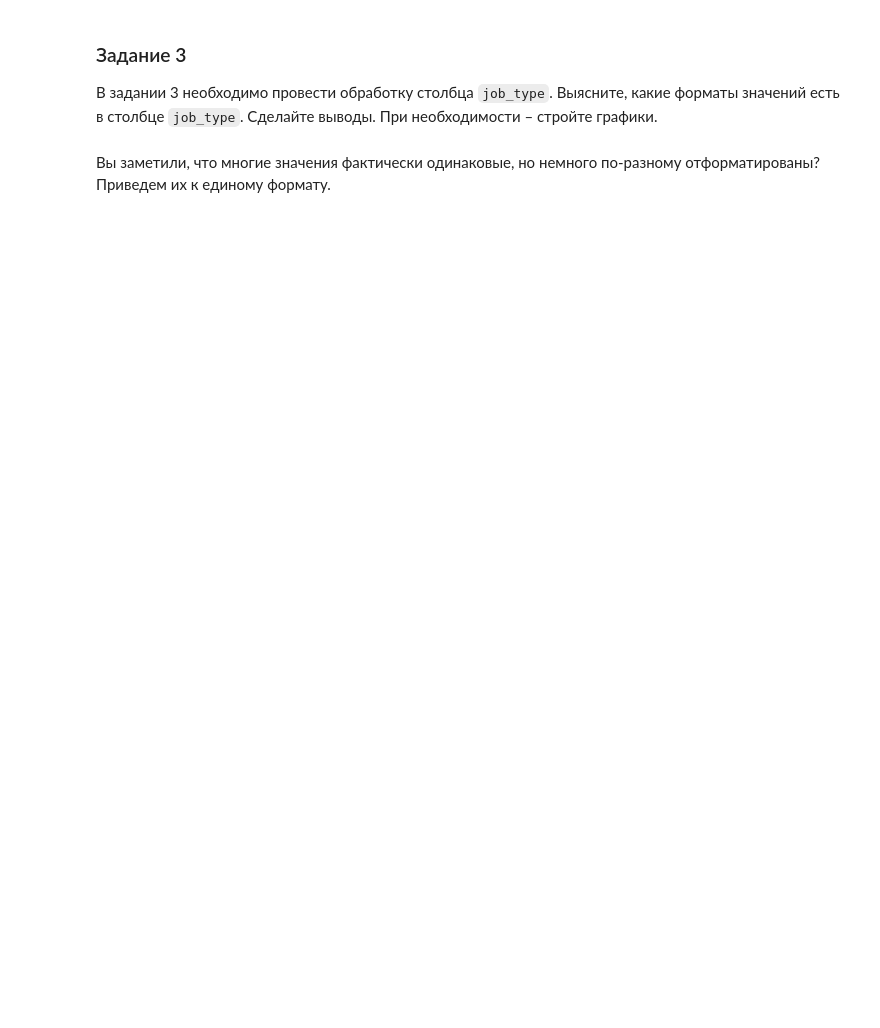
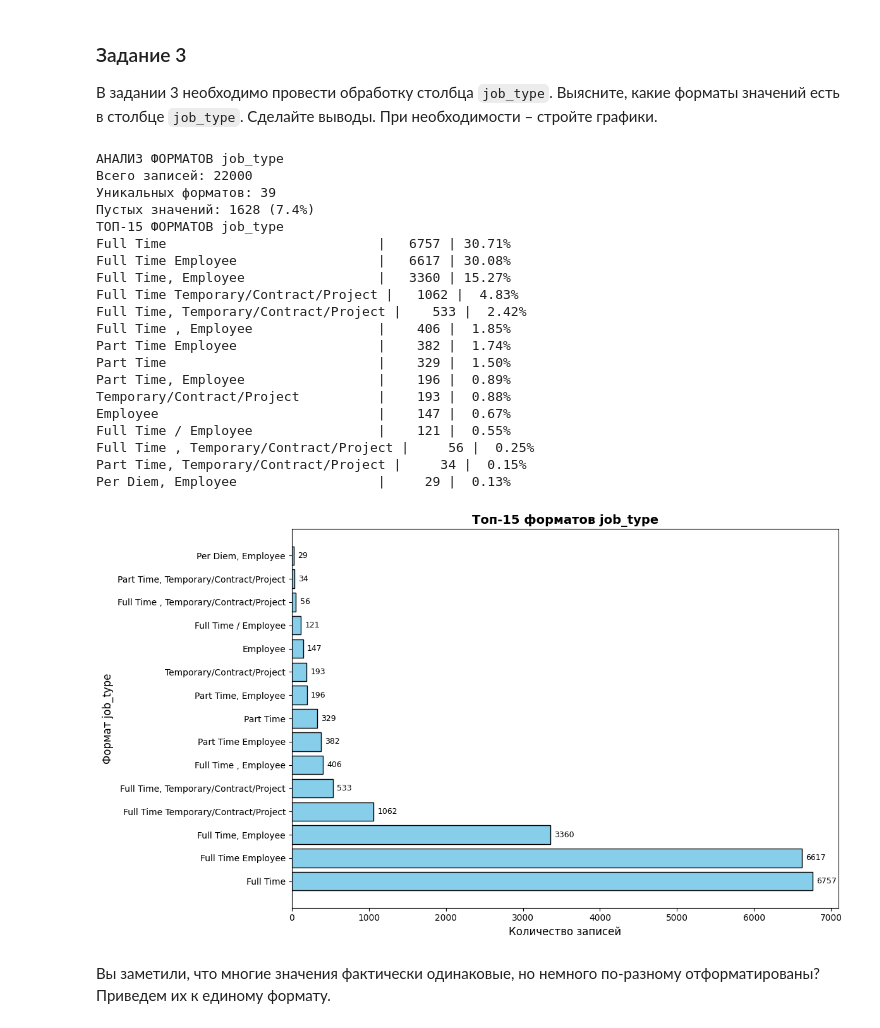
Before and after one commit to SvetaTrusova/LR2_Data_visualisation, a Jupyter notebook: labs/ЛР3_Обеспечение_качества_данных.ipynb, the cells around one changed output. Saved outputs shown, nothing was run; the diff lists cells and outputs as text; code cells hidden in the pictures; blank space fills up the shorter version.

```diff
--- a/labs/ЛР3_Обеспечение_качества_данных.ipynb
+++ b/labs/ЛР3_Обеспечение_качества_данных.ipynb
@@ -758,2 +1036,51 @@ print(f"Индекс: {df['zip_final'].notna().sum()} строк")
+# %%
+print("АНАЛИЗ ФОРМАТОВ job_type")
+
+print(f"Всего записей: {len(df)}")
+print(f"Уникальных форматов: {df['job_type'].nunique()}")
+print(f"Пустых значений: {df['job_type'].isna().sum()} ({df['job_type'].isna().sum()/len(df)*100:.1f}%)")
+
+print("ТОП-15 ФОРМАТОВ job_type")
+
+top_formats = df['job_type'].value_counts().head(15)
+for fmt, cnt in top_formats.items():
+    print(f"{fmt:35} | {cnt:6} | {cnt/len(df)*100:5.2f}%")
+
+# Визуализация
+plt.figure(figsize=(12, 7))
+bars = plt.barh(range(len(top_formats)), top_formats.values, color='skyblue', edgecolor='black')
+plt.yticks(range(len(top_formats)), top_formats.index)
+plt.xlabel('Количество записей', fontsize=12)
+plt.ylabel('Формат job_type', fontsize=12)
+plt.title('Топ-15 форматов job_type', fontsize=14, fontweight='bold')
+
+# Добавляем подписи на столбцах
+for i, (fmt, cnt) in enumerate(top_formats.items()):
+    plt.text(cnt + 50, i, str(cnt), va='center', fontsize=9)
+
+plt.tight_layout()
+plt.show()
+# %% [output]
+АНАЛИЗ ФОРМАТОВ job_type
+Всего записей: 22000
+Уникальных форматов: 39
+Пустых значений: 1628 (7.4%)
+ТОП-15 ФОРМАТОВ job_type
+Full Time                           |   6757 | 30.71%
+Full Time Employee                  |   6617 | 30.08%
+Full Time, Employee                 |   3360 | 15.27%
+Full Time Temporary/Contract/Project |   1062 |  4.83%
+Full Time, Temporary/Contract/Project |    533 |  2.42%
+Full Time , Employee                |    406 |  1.85%
+Part Time Employee                  |    382 |  1.74%
+Part Time                           |    329 |  1.50%
+Part Time, Employee                 |    196 |  0.89%
+Temporary/Contract/Project          |    193 |  0.88%
+Employee                            |    147 |  0.67%
+Full Time / Employee                |    121 |  0.55%
+Full Time , Temporary/Contract/Project |     56 |  0.25%
+Part Time, Temporary/Contract/Project |     34 |  0.15%
+Per Diem, Employee                  |     29 |  0.13%
+[figure, added]
 # %% [markdown]
 Вы заметили, что многие значения фактически одинаковые, но немного по-разному отформатированы? Приведем их к единому формату.
```
Also changed, not shown: parts of 13 cells of this notebook.
